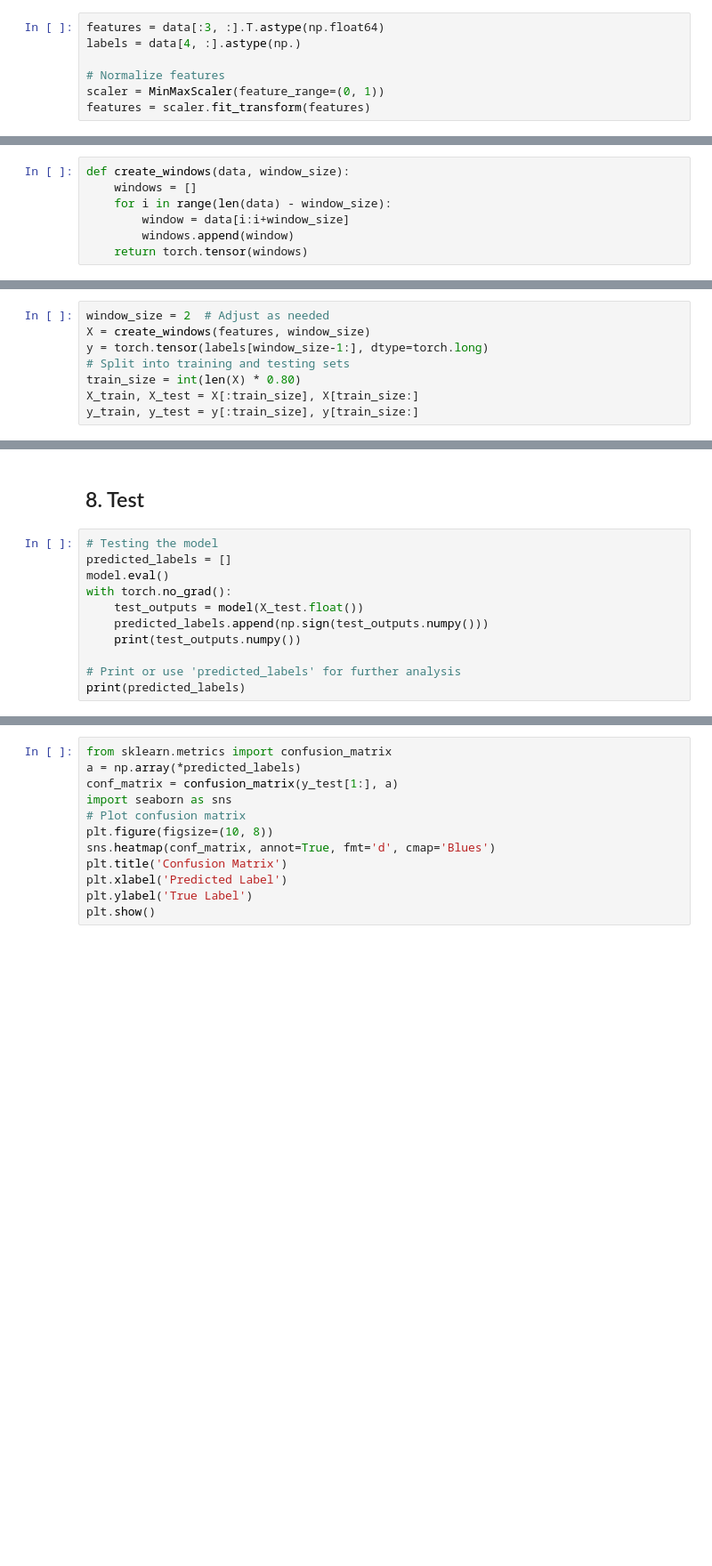
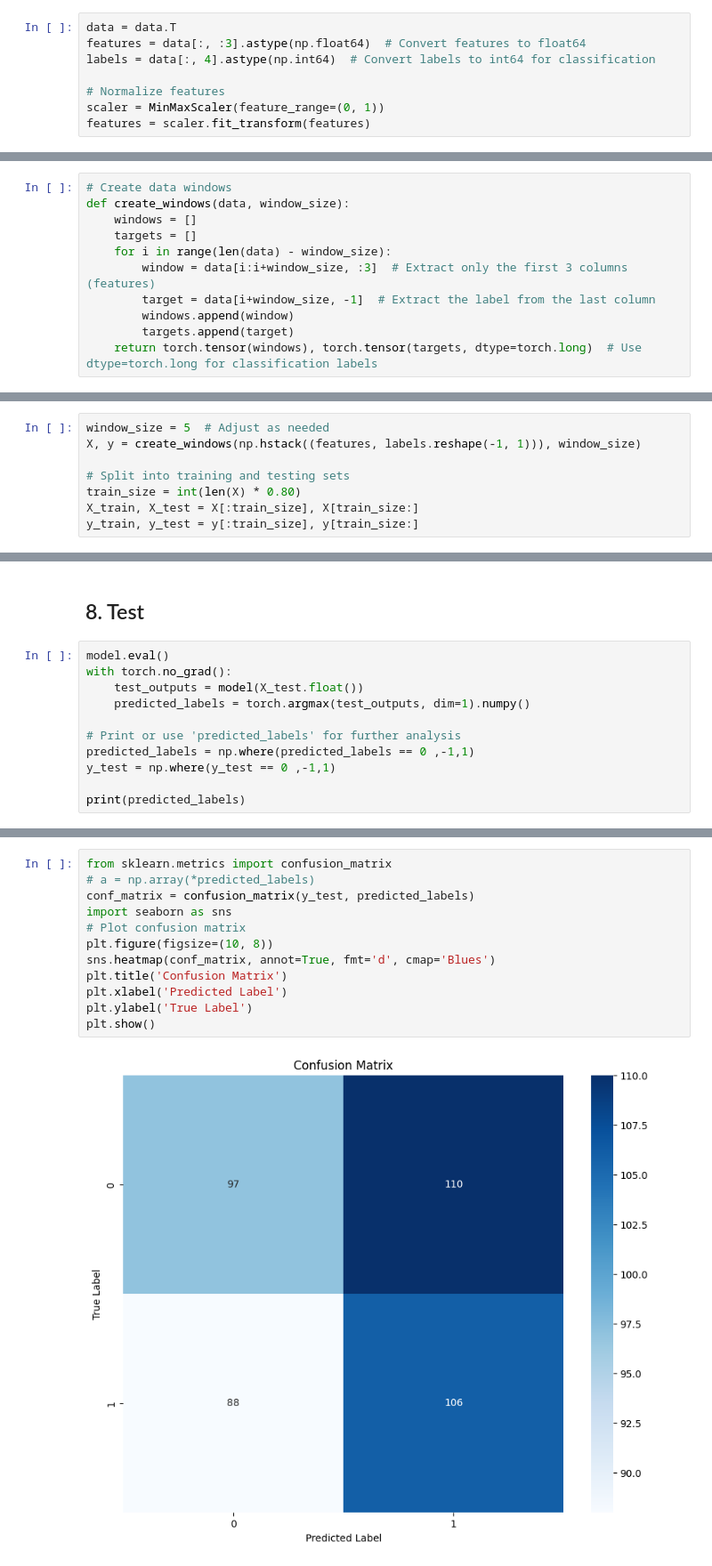
Before and after one commit to abdipourasl/Deep-Learning-1402, a Jupyter notebook: DL5.ipynb, the cells around one changed output, grey strips where cells are left out. Shown at 89% size. Saved outputs shown, nothing was run; the diff lists cells and outputs as text; blank space fills up the shorter version.

```diff
--- a/DL5.ipynb
+++ b/DL5.ipynb
@@ -221,8 +135,9 @@ print(predicted_labels)
 # %% [markdown]
 ## 3. Normalize Features
 # %%
-features = data[:3, :].T.astype(np.float64)
-labels = data[4, :].astype(np.)
+data = data.T
+features = data[:, :3].astype(np.float64)  # Convert features to float64
+labels = data[:, 4].astype(np.int64)  # Convert labels to int64 for classification
 
 # Normalize features
 scaler = MinMaxScaler(feature_range=(0, 1))
@@ -233,18 +145,22 @@ Deprecated in NumPy 1.20; for more details and guidance: https://numpy.org/devdo
 # %% [markdown]
 ## 4.Create data windows
 # %%
+# Create data windows
 def create_windows(data, window_size):
     windows = []
+    targets = []
     for i in range(len(data) - window_size):
-        window = data[i:i+window_size]
+        window = data[i:i+window_size, :3]  # Extract only the first 3 columns (features)
+        target = data[i+window_size, -1]  # Extract the label from the last column
         windows.append(window)
-    return torch.tensor(windows)
+        targets.append(target)
+    return torch.tensor(windows), torch.tensor(targets, dtype=torch.long)  # Use dtype=torch.long for classification labels
 # %% [markdown]
 ## 5. Split data and adjust window size
 # %%
-window_size = 2  # Adjust as needed
-X = create_windows(features, window_size)
-y = torch.tensor(labels[window_size-1:], dtype=torch.long)
+window_size = 5  # Adjust as needed
+X, y = create_windows(np.hstack((features, labels.reshape(-1, 1))), window_size)
+
 # Split into training and testing sets
 train_size = int(len(X) * 0.80)
 X_train, X_test = X[:train_size], X[train_size:]
@@ -293,13 +222,13 @@ RuntimeError: ignored
 # %% [markdown]
 ## 8. Test
 # %%
-# Testing the model
-predicted_labels = []
 model.eval()
 with torch.no_grad():
     test_outputs = model(X_test.float())
-    predicted_labels.append(np.sign(test_outputs.numpy()))
-    print(test_outputs.numpy())
+    predicted_labels = torch.argmax(test_outputs, dim=1).numpy()
 
 # Print or use 'predicted_labels' for further analysis
+predicted_labels = np.where(predicted_labels == 0 ,-1,1)
+y_test = np.where(y_test == 0 ,-1,1)
+
 print(predicted_labels)
@@ -306,12 +253,14 @@ print(predicted_labels)
 # %%
 from sklearn.metrics import confusion_matrix
-a = np.array(*predicted_labels)
-conf_matrix = confusion_matrix(y_test[1:], a)
+# a = np.array(*predicted_labels)
+conf_matrix = confusion_matrix(y_test, predicted_labels)
 import seaborn as sns
 # Plot confusion matrix
 plt.figure(figsize=(10, 8))
 sns.heatmap(conf_matrix, annot=True, fmt='d', cmap='Blues')
 plt.title('Confusion Matrix')
 plt.xlabel('Predicted Label')
 plt.ylabel('True Label')
 plt.show()
+# %% [output]
+[figure, added]
```
Also changed, not shown: parts of 14 cells of this notebook.
